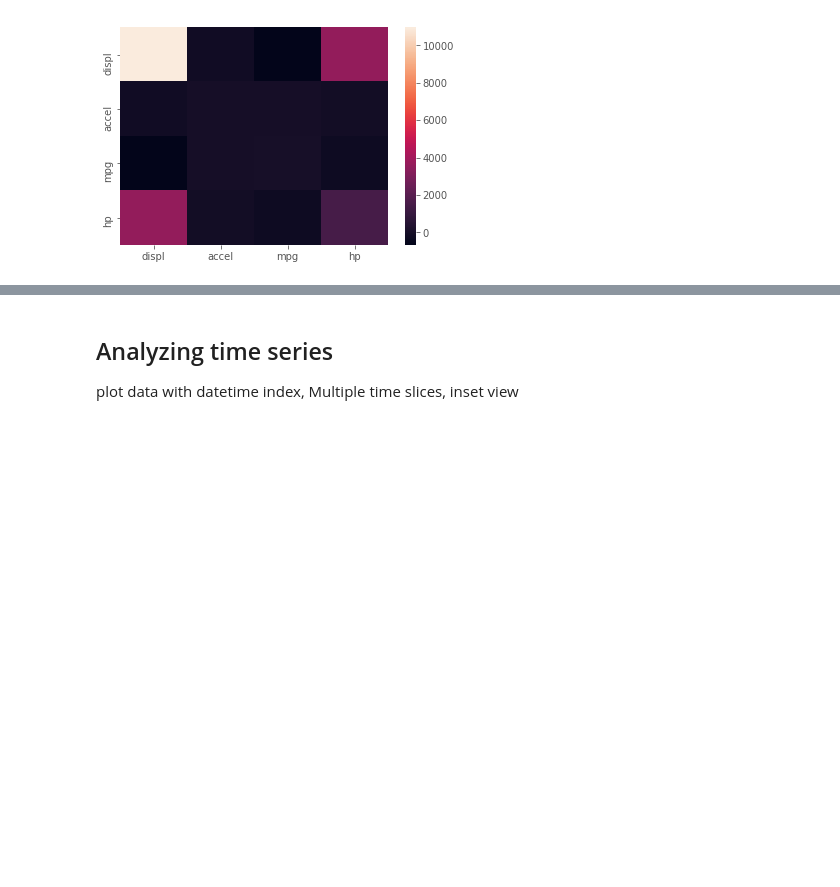
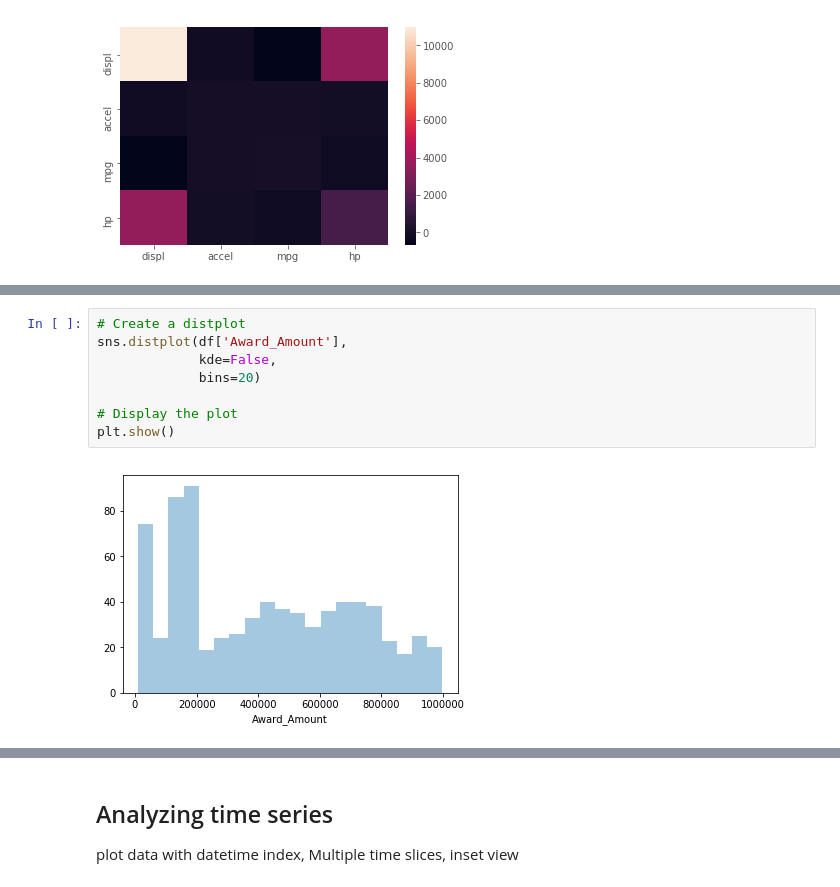
Before and after one commit to worasom/class-projects, a Jupyter notebook: data_vis.ipynb, the cells around one changed output, grey strips where cells are left out. Drawn from its saved outputs; the diff is of its cells as text; blank space fills up the shorter version.

```diff
--- a/data_vis.ipynb
+++ b/data_vis.ipynb
@@ -403,0 +436,10 @@ sns.heatmap(auto[['displ','accel','mpg','hp']].cov())
+# %%
+# Create a distplot
+sns.distplot(df['Award_Amount'],
+             kde=False,
+             bins=20)
+
+# Display the plot
+plt.show()
+# %% [output]
+[figure, added]
```
Also changed, not shown: parts of 52 cells of this notebook.
